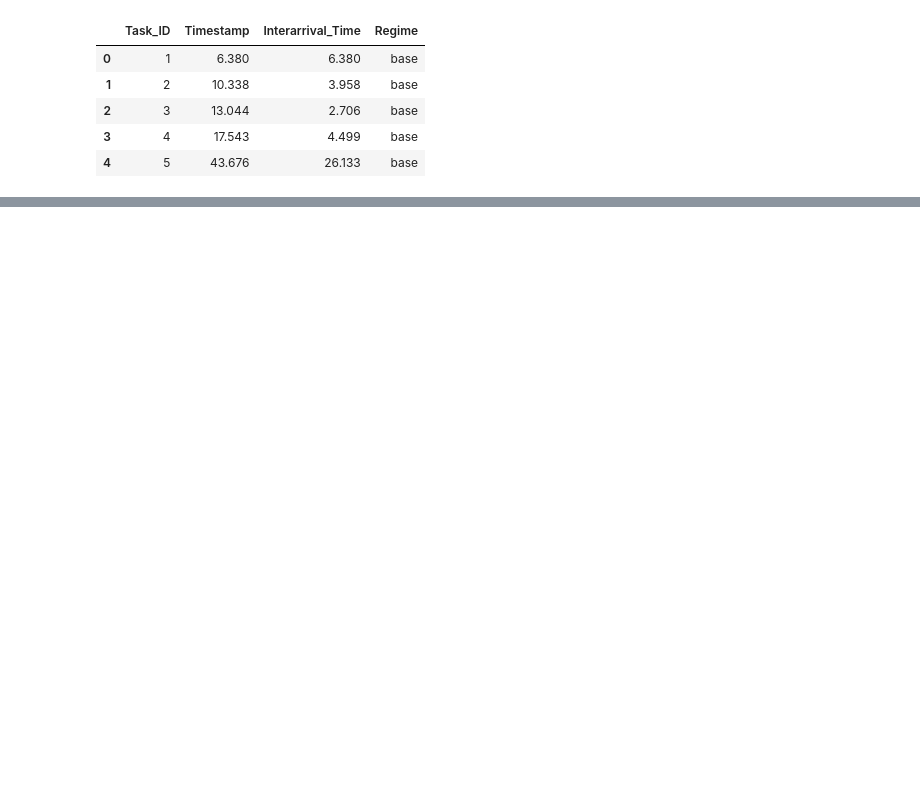
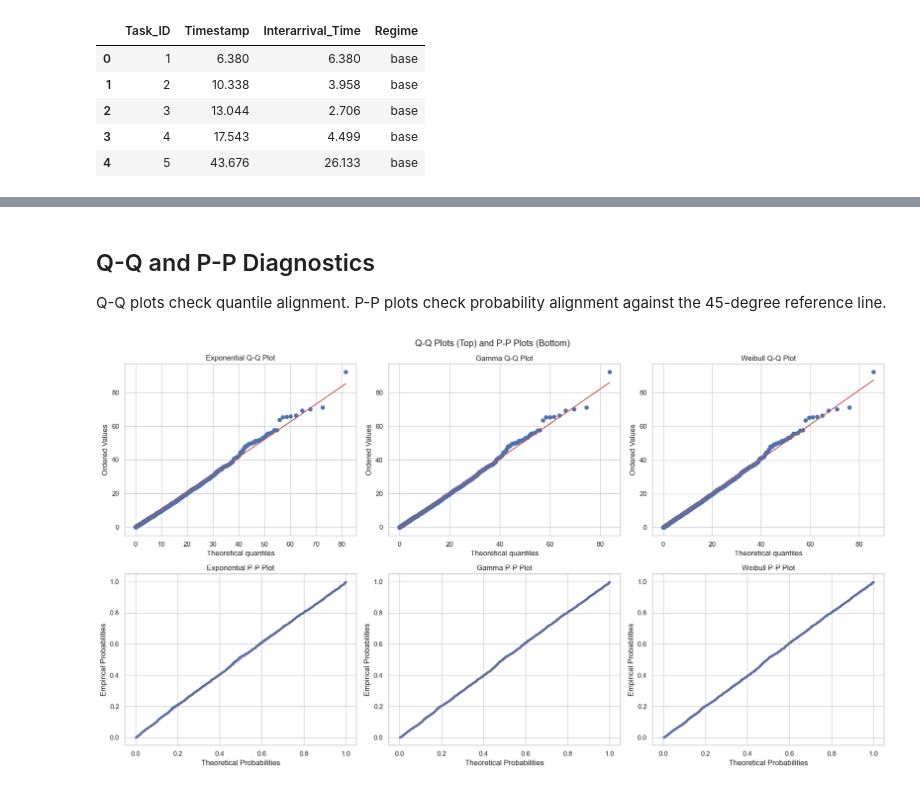
Before and after one commit to aditya1909-bit/GNN-Warehouse-Sim, a Jupyter notebook: notebooks/input_modeling_analysis.ipynb, the cells around one changed output, grey strips where cells are left out. Saved outputs shown, nothing was run; the diff lists cells and outputs as text; code cells hidden in the pictures; blank space fills up the shorter version.

```diff
--- a/notebooks/input_modeling_analysis.ipynb
+++ b/notebooks/input_modeling_analysis.ipynb
@@ -139,3 +170,33 @@ gof
+# %% [markdown]
+## Q-Q and P-P Diagnostics
+Q-Q plots check quantile alignment. P-P plots check probability alignment against the 45-degree reference line.
+# %%
+fig, axes = plt.subplots(2, 3, figsize=(18, 10))
+fig.suptitle('Q-Q Plots (Top) and P-P Plots (Bottom)')
+
+distributions = [
+    ('Exponential', stats.expon, fit['Exponential']),
+    ('Gamma', stats.gamma, fit['Gamma']),
+    ('Weibull', stats.weibull_min, fit['Weibull']),
+]
+
+for i, (name, dist, params) in enumerate(distributions):
+    stats.probplot(x, dist=dist, sparams=params, plot=axes[0, i])
+    axes[0, i].set_title(f'{name} Q-Q Plot')
+
+    x_sorted = np.sort(x)
+    y_empirical = np.arange(1, len(x) + 1) / len(x)
+    y_theoretical = dist.cdf(x_sorted, *params)
+    axes[1, i].scatter(y_theoretical, y_empirical, s=6, alpha=0.45)
+    axes[1, i].plot([0, 1], [0, 1], 'r--', linewidth=1)
+    axes[1, i].set_xlabel('Theoretical Probabilities')
+    axes[1, i].set_ylabel('Empirical Probabilities')
+    axes[1, i].set_title(f'{name} P-P Plot')
+
+plt.tight_layout()
+plt.show()
+# %% [output]
+[figure, added]
 # %%
 grid = np.linspace(0, np.quantile(x, 0.995), 400)
 
```
Also changed, not shown: parts of 11 cells of this notebook, 2 other files.
